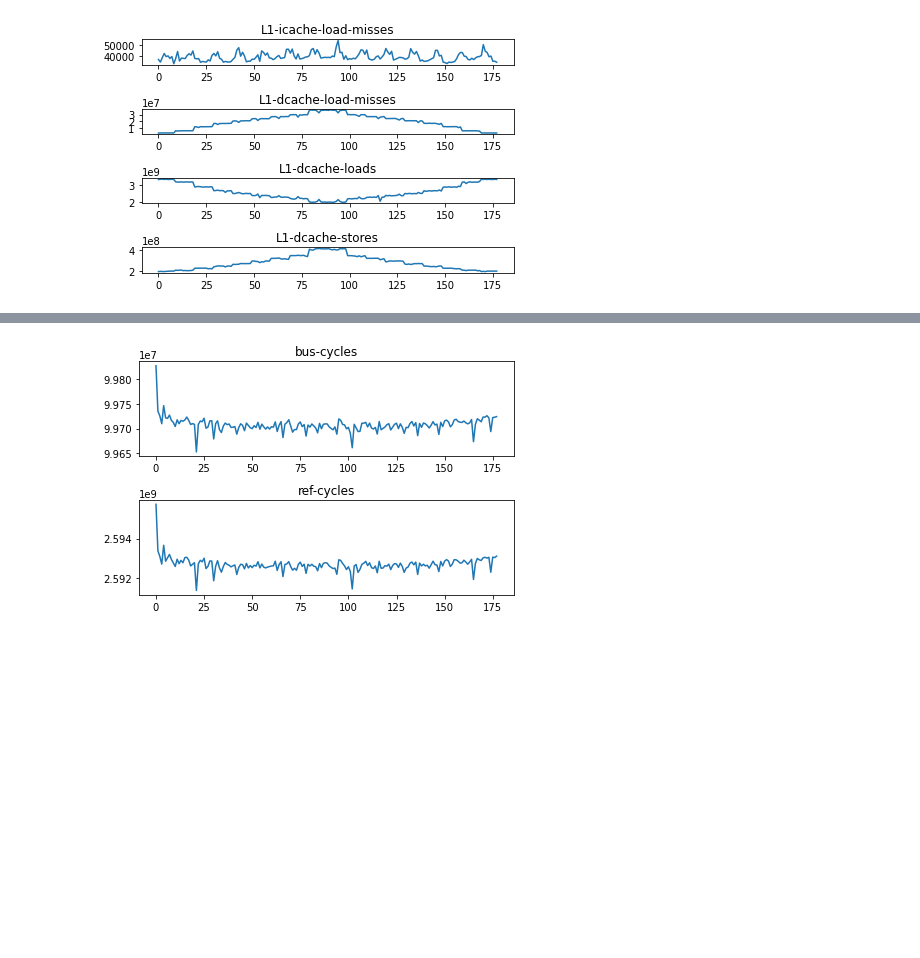
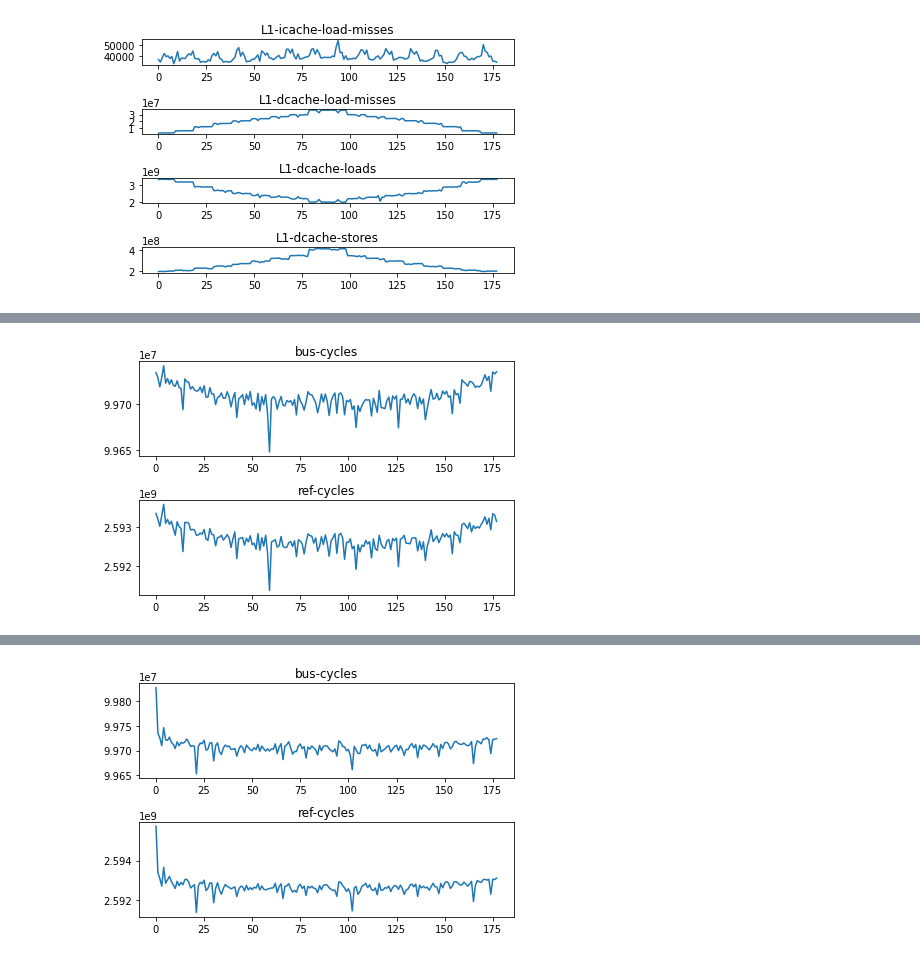
Before and after one commit to theleos88/ml-for-highspeed-networks, a Jupyter notebook: data/analysis/opennetvm/onvm.ipynb, the cells around one changed output, grey strips where cells are left out. Cells and saved outputs as stored; diff of their text form; code cells hidden in the pictures; blank space fills up the shorter version.

```diff
--- a/data/analysis/opennetvm/onvm.ipynb
+++ b/data/analysis/opennetvm/onvm.ipynb
@@ -328,0 +341,4 @@ plot_stats(["L1-icache-load-misses", "L1-dcache-load-misses", "L1-dcache-loads",
+# %%
+plot_stats(["bus-cycles", "ref-cycles"], "sfc1/firewall.csv")
+# %% [output]
+[figure, added]
```
Also changed, not shown: parts of 6 cells of this notebook.
